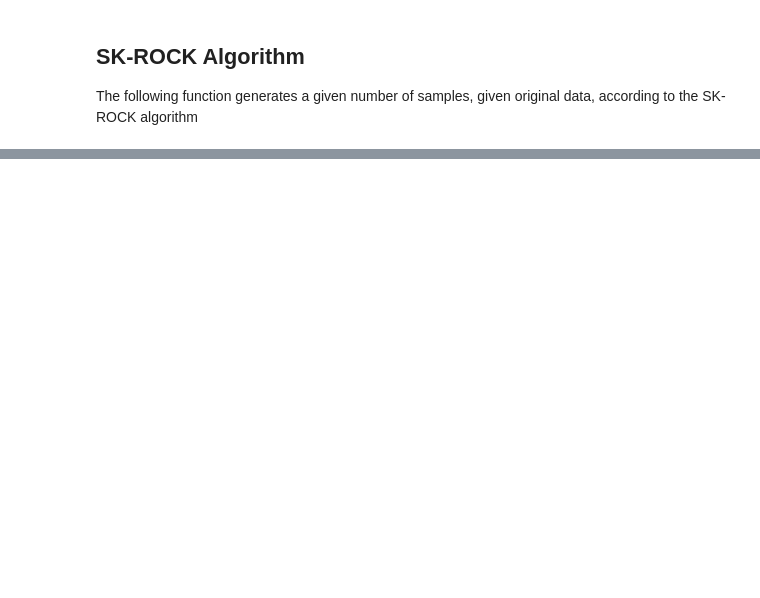
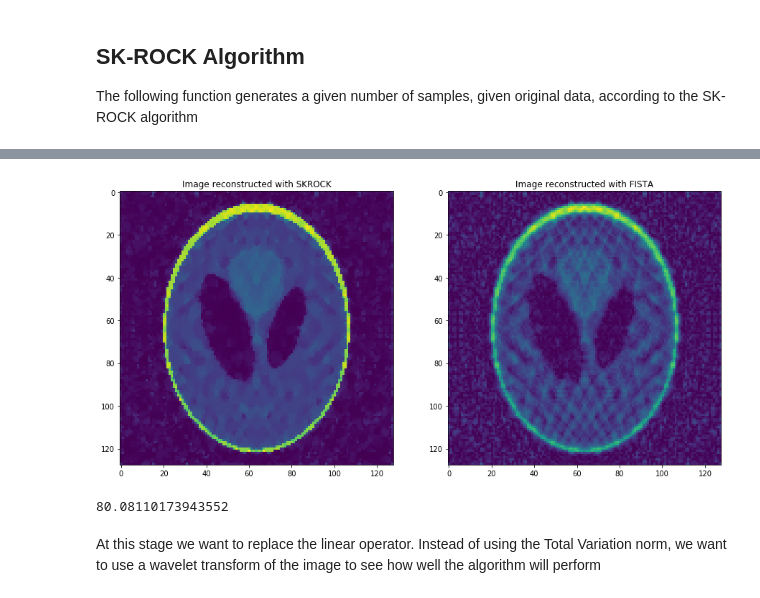
Before and after one commit to tbemsi/sk-rock, a Jupyter notebook: SK-ROCK.ipynb, the cells around one changed output, grey strips where cells are left out. Saved outputs shown, nothing was run; the diff lists cells and outputs as text; code cells hidden in the pictures; blank space fills up the shorter version.

```diff
--- a/SK-ROCK.ipynb
+++ b/SK-ROCK.ipynb
@@ -168,0 +174,28 @@ plt.imshow(abs(images[-1]))
+# %%
+# Generate operators
+gradient_op, linear_op, prox_op, cost_op = generate_operators(
+    data=kspace_data,
+    wavelet_name="sym8",
+    samples=kspace_loc,
+    nb_scales=3,
+    mu=2e-7,
+    uniform_data_shape=None,
+    gradient_space="synthesis",
+    padding_mode="periodization")
+
+# Start the FISTA reconstruction
+max_iter = 500
+x_final, costs, metrics = sparse_rec_fista(
+    gradient_op,
+    linear_op,
+    prox_op,
+    cost_op,
+    lambda_init=1,
+    max_nb_of_iter=max_iter,
+    atol=1e-4,
+    verbose=1)
+image_rec = pysap.Image(data=np.abs(x_final))
+# image_rec.show()
+# Calculate SSIM
+recon_ssim = ssim(image_rec, image)
+print('The Reconstruction SSIM is : ' + str(recon_ssim))
@@ -168,0 +234,18 @@ plt.imshow(abs(images[-1]))
+# %%
+fig, ax = plt.subplots(1,2, figsize=(15,10))
+ax[0].imshow(images)
+ax[0].set_title('Image reconstructed with SKROCK')
+ax[1].imshow(image_rec)
+ax[1].set_title('Image reconstructed with FISTA')
+plt.show()
+# %% [output]
+[figure, added]
+# %%
+error_skrock = mean_squared_error(images, image)
+error_fista = mean_squared_error(image_rec, image)
+improvement = (error_fista - error_skrock)/error_fista * 100
+print(improvement)
+# %% [output]
+80.08110173943552
+# %% [markdown]
+At this stage we want to replace the linear operator. Instead of using the Total Variation norm, we want to use a wavelet transform of the image to see how well the algorithm will perform
```
Also changed, not shown: parts of 18 cells of this notebook.
